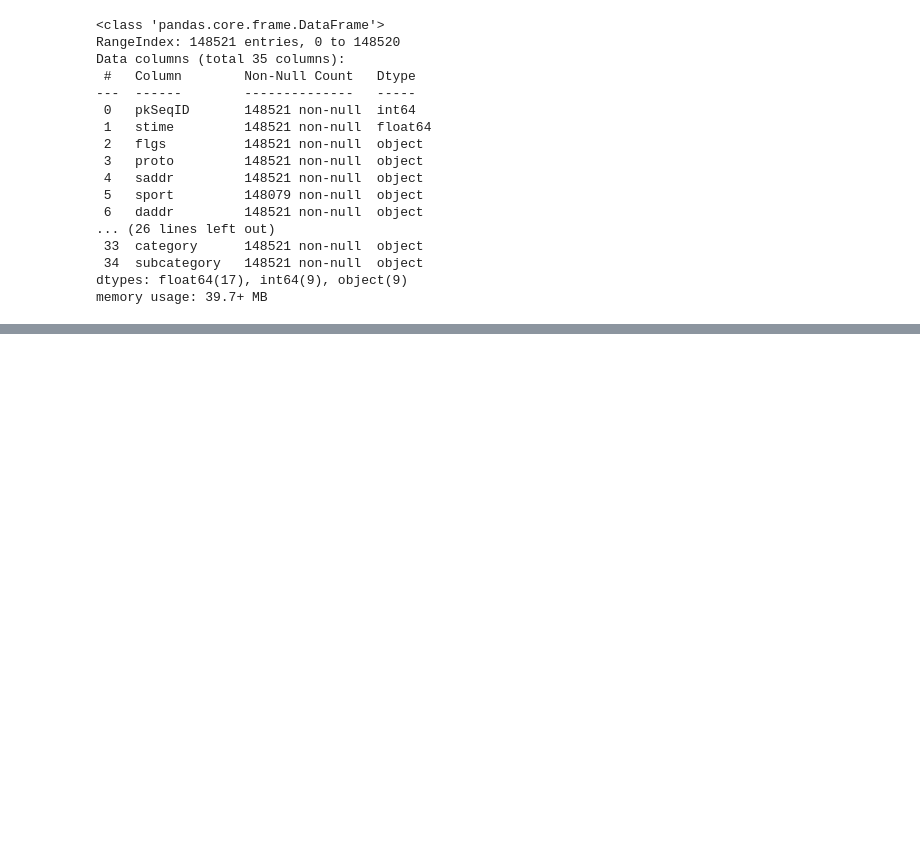
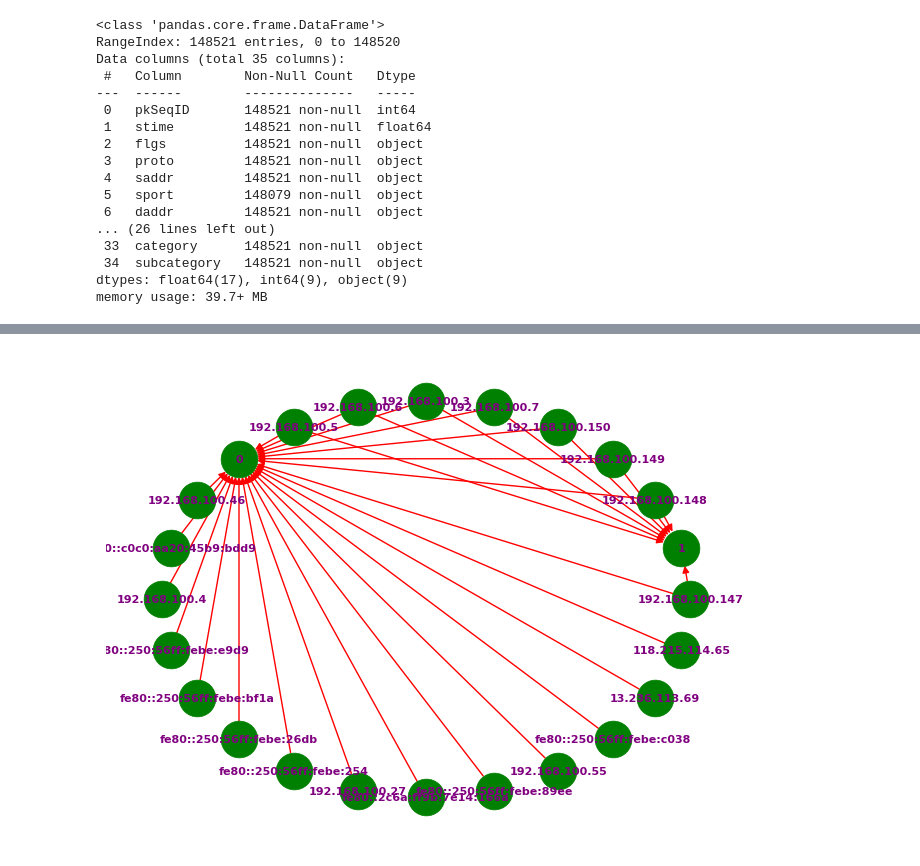
Before and after one commit to Pavel418/network-L1, a Jupyter notebook: project/project.ipynb, the cells around one changed output, grey strips where cells are left out. Saved outputs shown, nothing was run; the diff lists cells and outputs as text; code cells hidden in the pictures; blank space fills up the shorter version.

```diff
--- a/project/project.ipynb
+++ b/project/project.ipynb
@@ -217,0 +175,11 @@ plt.show()
+# %%
+def representation(data, node, edge):
+  Graph = nx.from_pandas_edgelist(data, node, edge, create_using = nx.DiGraph())
+  pos = nx.circular_layout(Graph)
+  nx.draw(Graph, pos, with_labels = True, font_weight = "bold", node_size = 700, node_color = "green",
+          font_size = 8, edge_color = "red", linewidths = 0.5, font_color = "purple")
+  plt.show()
+
+representation(df, "SourceIPAddress", "Attack") # First representation
+# %% [output]
+[figure, added]
```
Also changed, not shown: parts of 31 cells of this notebook, 3 other files.
